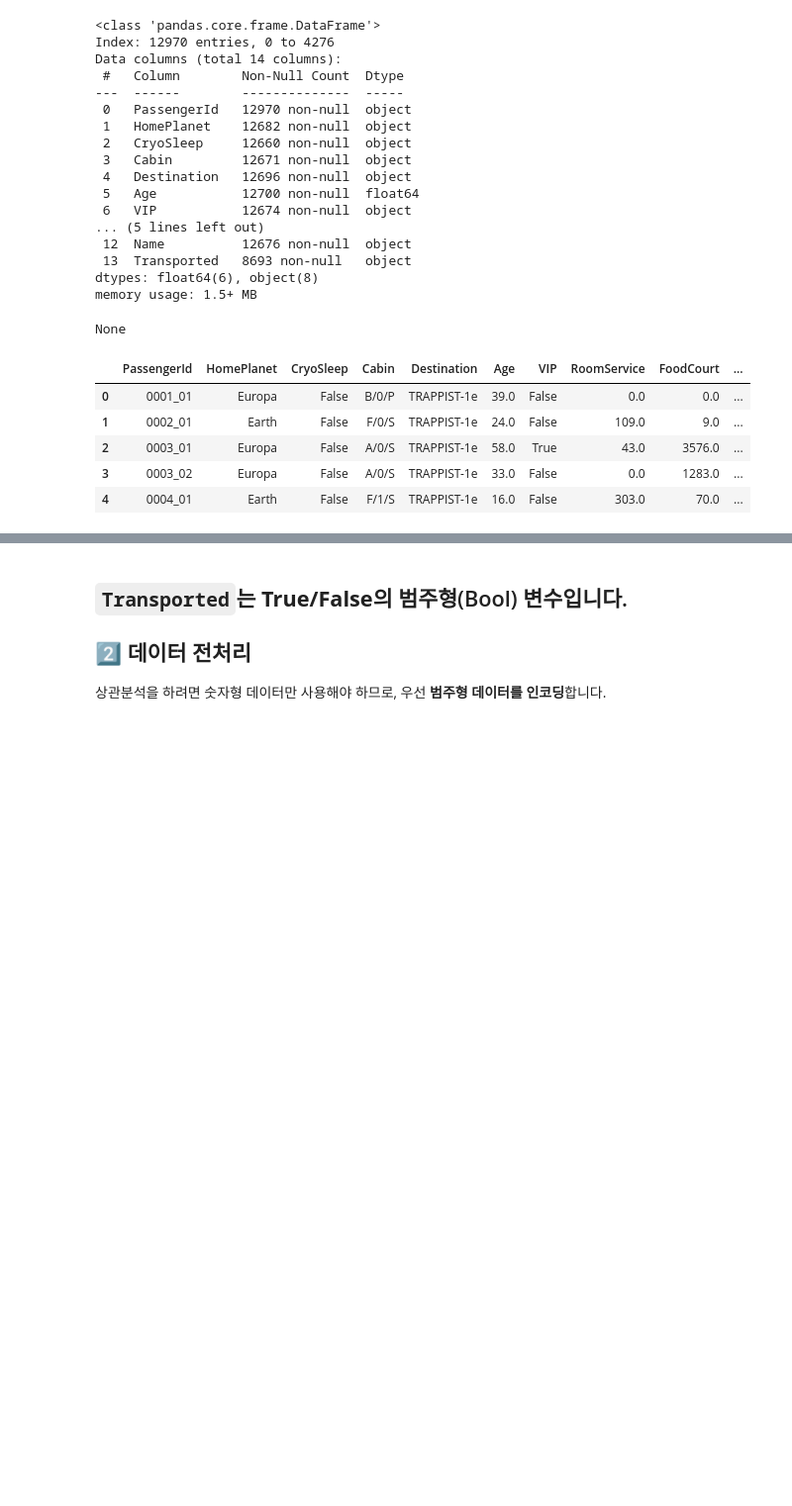
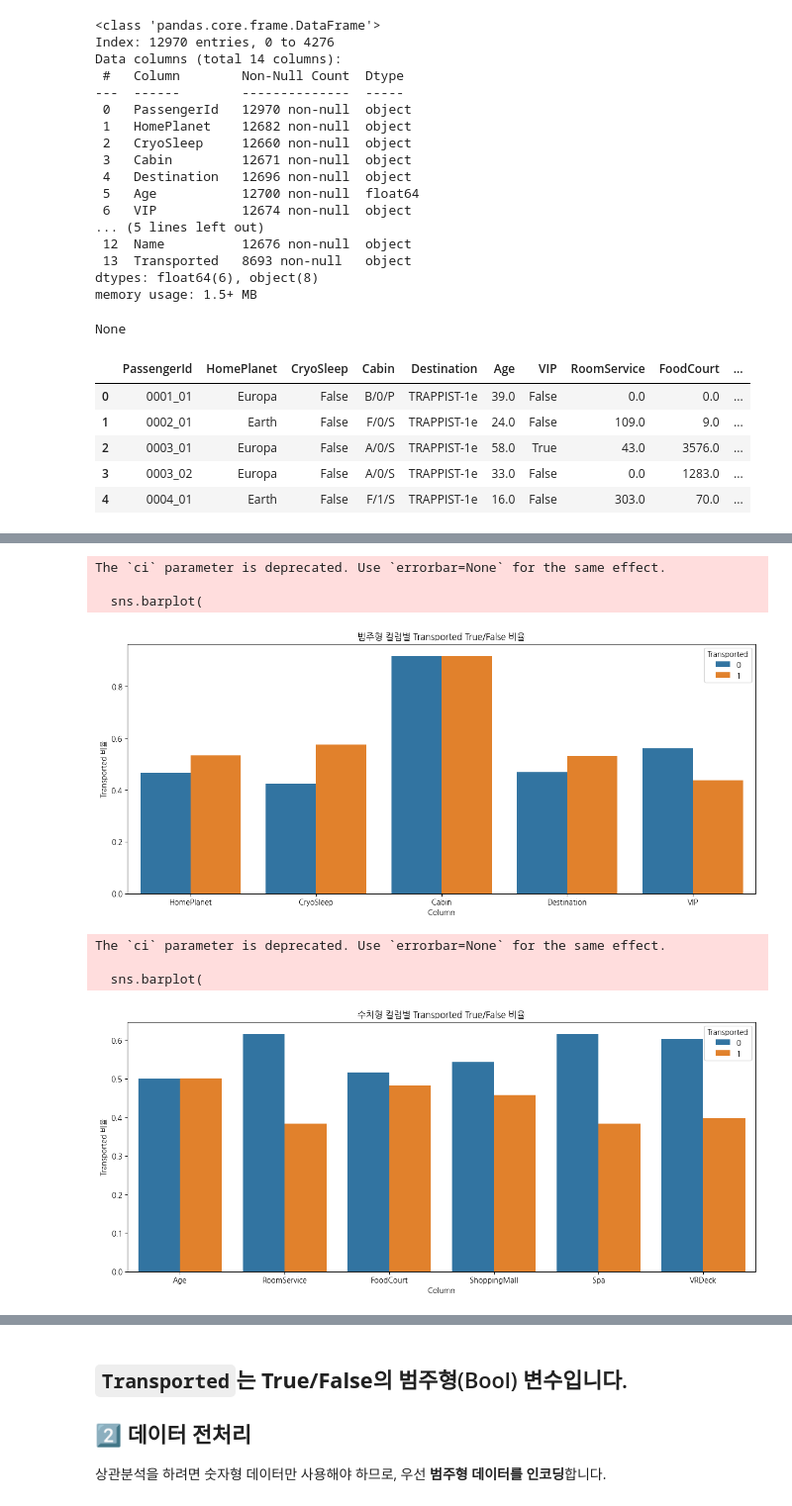
Before and after one commit to nttkor/codyssey, a Jupyter notebook: proj2/c4q1_ex.ipynb, the cells around one changed output, grey strips where cells are left out. Shown at 99% size. Cells and saved outputs as stored; diff of their text form; code cells hidden in the pictures; blank space fills up the shorter version.

```diff
--- a/proj2/c4q1_ex.ipynb
+++ b/proj2/c4q1_ex.ipynb
@@ -125,0 +272,75 @@ None
+# %%
+import pandas as pd
+import matplotlib.pyplot as plt
+import seaborn as sns
+
+num_cols = ['Age', 'RoomService', 'FoodCourt', 'ShoppingMall', 'Spa', 'VRDeck']
+cat_cols = ['HomePlanet', 'CryoSleep', 'Cabin', 'Destination', 'VIP']
+
+# 수치형 컬럼 구간화
+bin_dict = {}
+for col in num_cols:
+    df[col+'_bin'] = pd.qcut(df[col].fillna(0), q=5, duplicates='drop')
+    bin_dict[col] = col+'_bin'
+
+# ===============================
+# 범주형 컬럼별 Transported 비율
+# ===============================
+plot_data_cat = []
+for col in cat_cols:
+    grouped = df.groupby([col, 'Transported'], observed=False).size().reset_index(name='Count')
+    grouped_total = grouped.groupby(col, observed=False)['Count'].transform('sum')
+    grouped['Rate'] = grouped['Count'] / grouped_total
+    grouped['Column'] = col
+    plot_data_cat.append(grouped)
+
+plot_df_cat = pd.concat(plot_data_cat, ignore_index=True)
+
+plt.figure(figsize=(15,6))
+sns.barplot(
+    x='Column',
+    y='Rate',
+    hue='Transported',
+    data=plot_df_cat,
+    dodge=True,
+    ci=None
+)
+plt.title('범주형 컬럼별 Transported True/False 비율')
+plt.ylabel('Transported 비율')
+plt.show()
+
+# ===============================
+# 수치형 컬럼별 Transported 비율
+# ===============================
+plot_data_num = []
+for col in num_cols:
+    col_bin = col+'_bin'
+    grouped = df.groupby([col_bin, 'Transported'], observed=False).size().reset_index(name='Count')
+    grouped_total = grouped.groupby(col_bin, observed=False)['Count'].transform('sum')
+    grouped['Rate'] = grouped['Count'] / grouped_total
+    grouped['Column'] = col
+    plot_data_num.append(grouped)
+
+plot_df_num = pd.concat(plot_data_num, ignore_index=True)
+
+plt.figure(figsize=(15,6))
+sns.barplot(
+    x='Column',
+    y='Rate',
+    hue='Transported',
+    data=plot_df_num,
+    dodge=True,
+    ci=None
+)
+plt.title('수치형 컬럼별 Transported True/False 비율')
+plt.ylabel('Transported 비율')
+plt.show()
+# %% [output]
+The `ci` parameter is deprecated. Use `errorbar=None` for the same effect.
+
+  sns.barplot(
+[figure, added]
+The `ci` parameter is deprecated. Use `errorbar=None` for the same effect.
+
+  sns.barplot(
+[figure, added]
```
Also changed, not shown: parts of 36 cells of this notebook.
